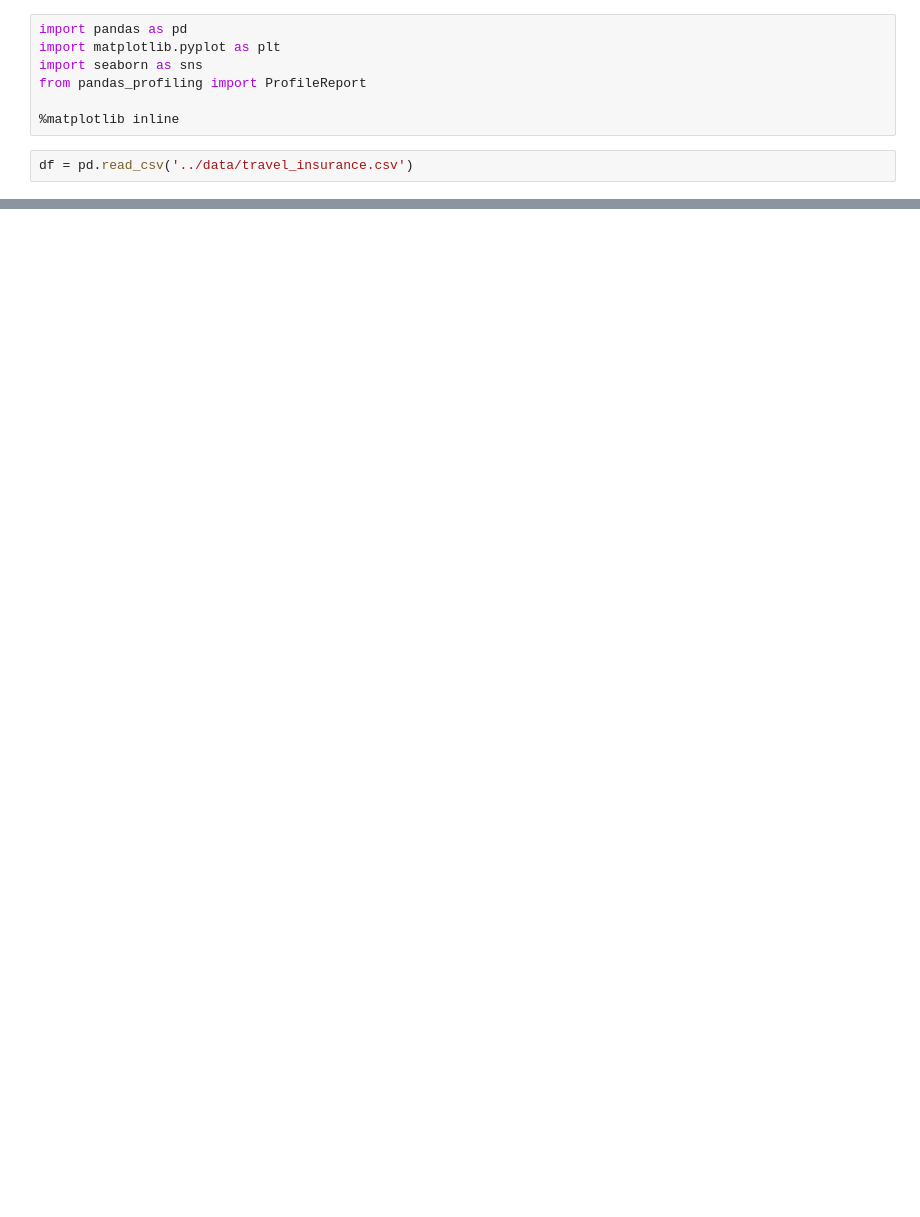
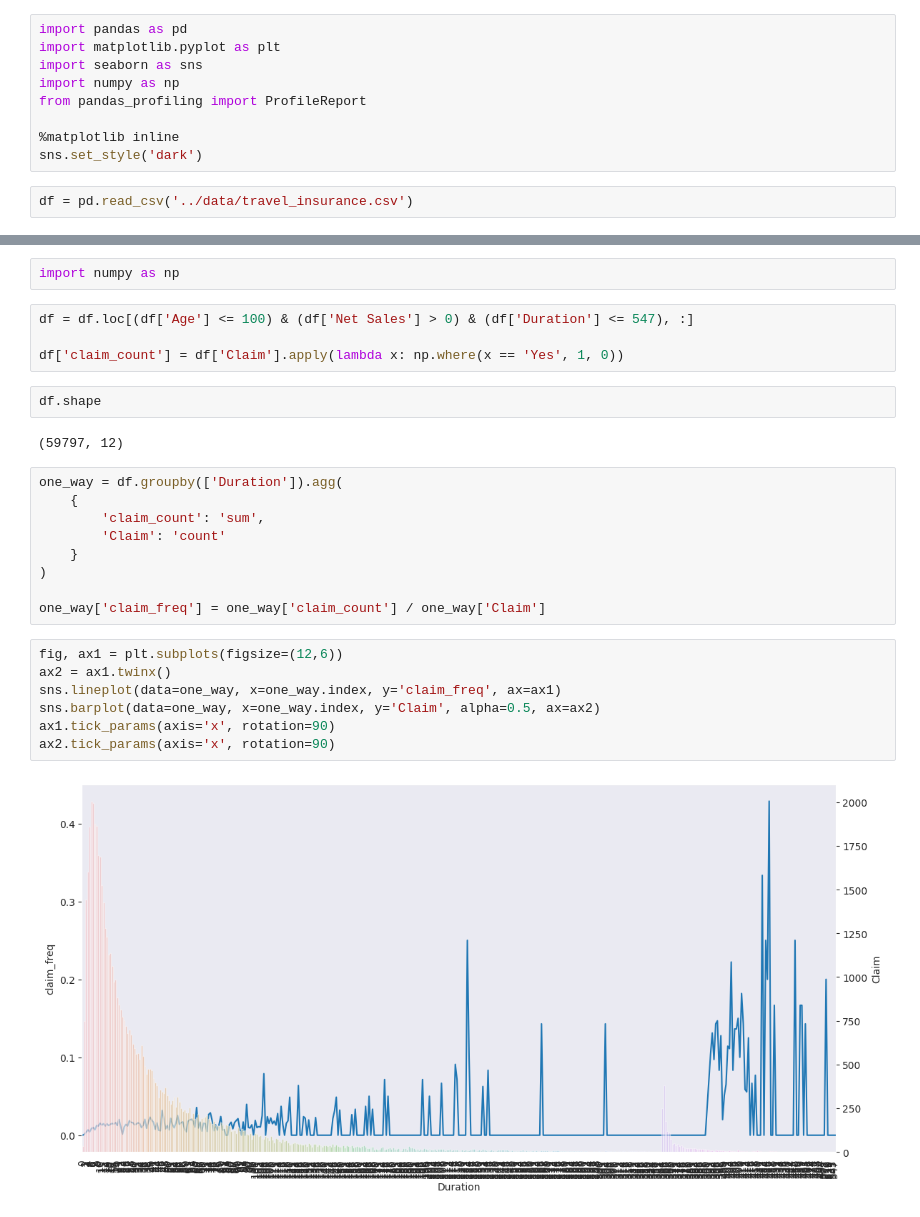
Before and after one commit to jtsw1990/ml-travel-insurance, a Jupyter notebook: interactive/eda.ipynb, the cells around one changed output, grey strips where cells are left out. Saved outputs shown, nothing was run; the diff lists cells and outputs as text; blank space fills up the shorter version.

```diff
--- a/interactive/eda.ipynb
+++ b/interactive/eda.ipynb
@@ -2,9 +2,11 @@
 import pandas as pd
 import matplotlib.pyplot as plt
 import seaborn as sns
+import numpy as np
 from pandas_profiling import ProfileReport
 
 %matplotlib inline
+sns.set_style('dark')
 # %%
 df = pd.read_csv('../data/travel_insurance.csv')
 # %%
@@ -23,0 +23,28 @@ sns.displot(df, x='Age', hue='Claim', kind='kde')
+# %%
+import numpy as np
+# %%
+df = df.loc[(df['Age'] <= 100) & (df['Net Sales'] > 0) & (df['Duration'] <= 547), :]
+
+df['claim_count'] = df['Claim'].apply(lambda x: np.where(x == 'Yes', 1, 0))
+# %%
+df.shape
+# %% [output]
+(59797, 12)
+# %%
+one_way = df.groupby(['Duration']).agg(
+    {
+        'claim_count': 'sum',
+        'Claim': 'count'
+    }
+)
+
+one_way['claim_freq'] = one_way['claim_count'] / one_way['Claim']
+# %%
+fig, ax1 = plt.subplots(figsize=(12,6))
+ax2 = ax1.twinx()
+sns.lineplot(data=one_way, x=one_way.index, y='claim_freq', ax=ax1)
+sns.barplot(data=one_way, x=one_way.index, y='Claim', alpha=0.5, ax=ax2)
+ax1.tick_params(axis='x', rotation=90)
+ax2.tick_params(axis='x', rotation=90)
+# %% [output]
+[figure, added]
```
Also changed, not shown: parts of 4 cells of this notebook, 10 other files.
